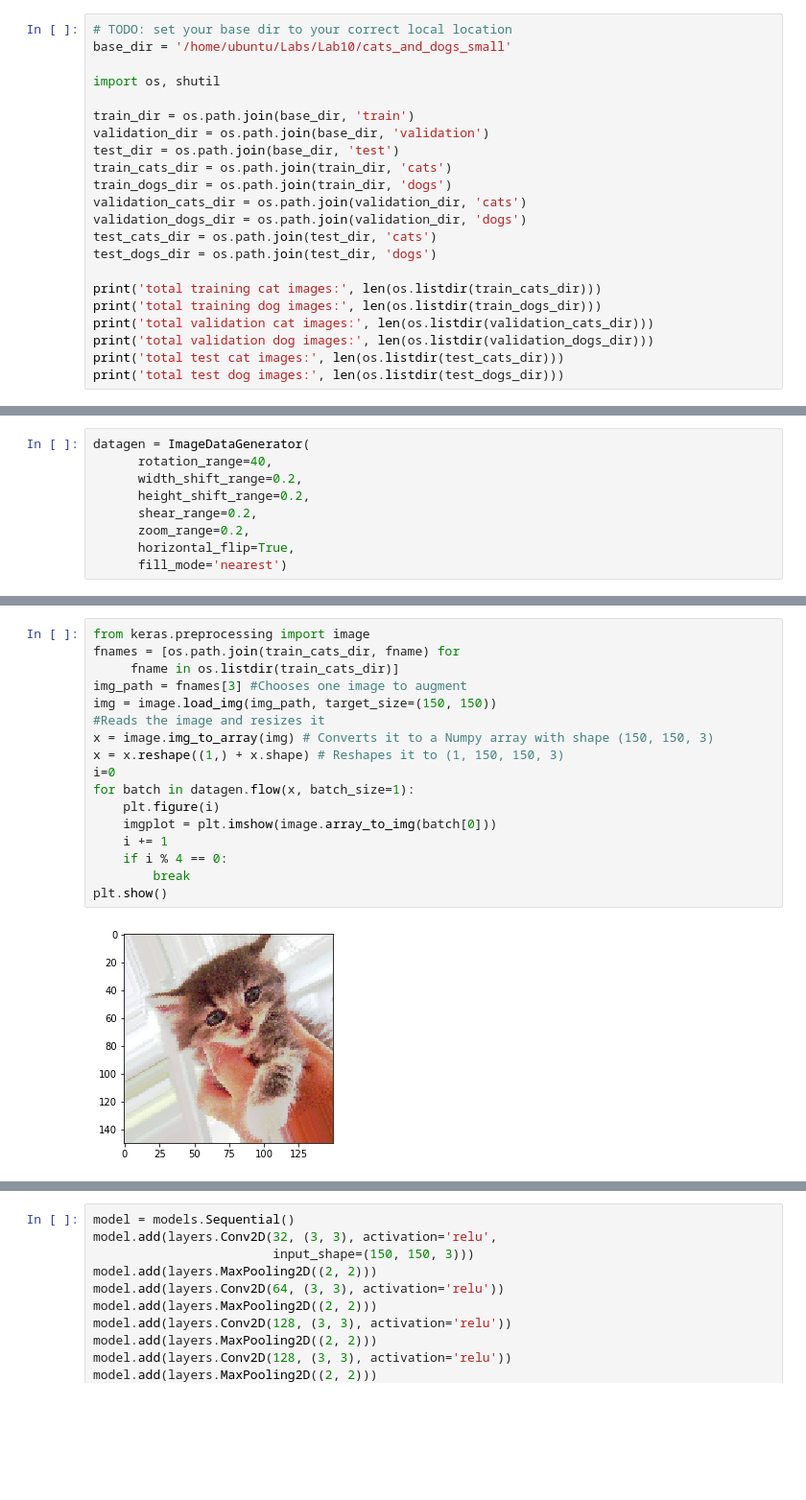
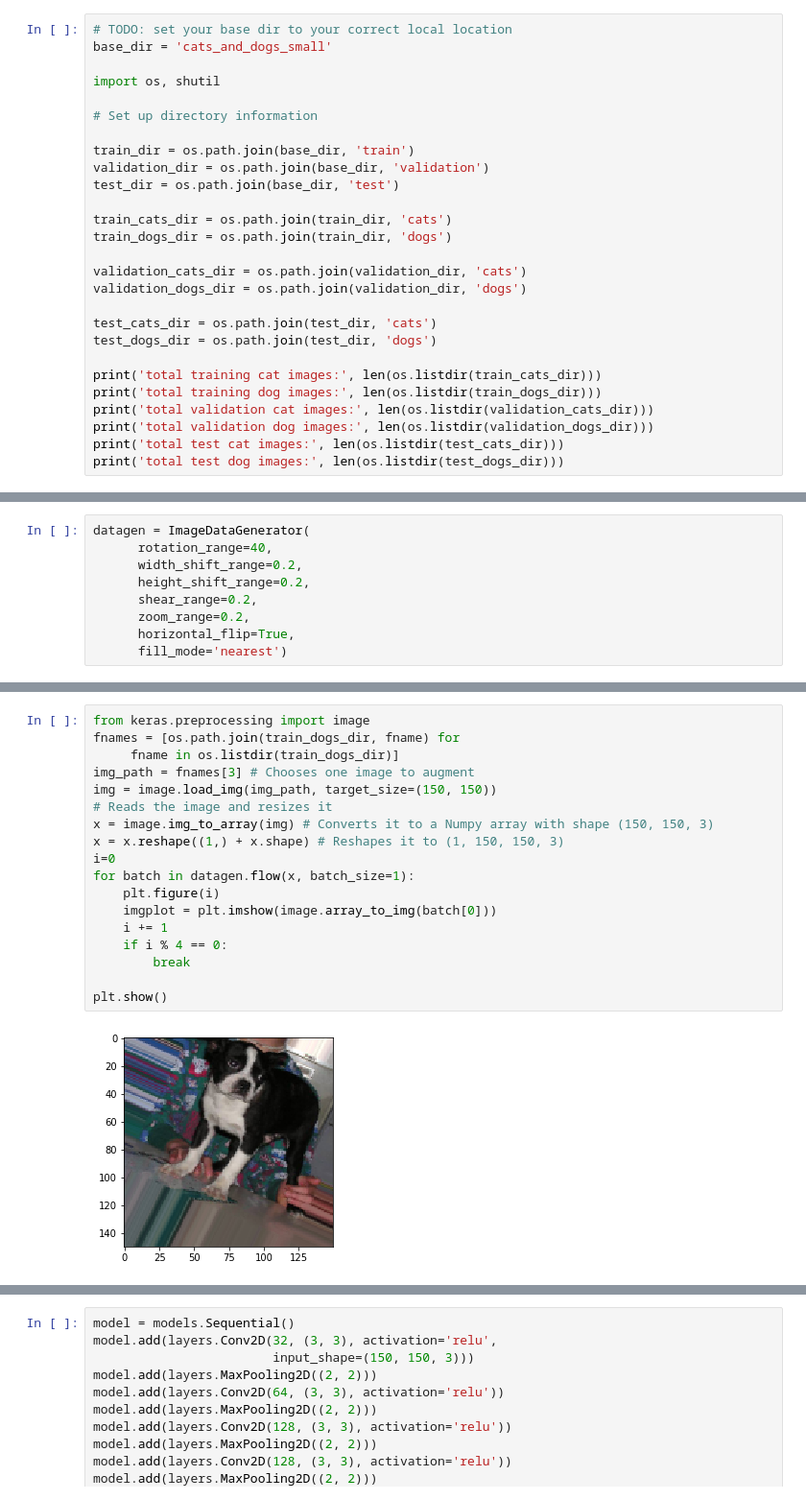
Before and after one commit to pavlosprotopapas/dswcc_fall_2018, a Jupyter notebook: labs/Lab5/Lab5_solutions.ipynb, the cells around one changed output, grey strips where cells are left out. Shown at 96% size. Saved outputs shown, nothing was run; the diff lists cells and outputs as text; blank space fills up the shorter version.

```diff
--- a/labs/Lab5/Lab5_solutions.ipynb
+++ b/labs/Lab5/Lab5_solutions.ipynb
@@ -210,17 +229,22 @@ The pictures are medium-resolution color JPEGs. Unsurprisingly, the dogs-versus-
 A new dataset containing three subsets has been created for you: a training set with 1,000 samples of each class, a validation set with 500 samples of each class, and a test set with 500 samples of each class.
 # %%
 # TODO: set your base dir to your correct local location
-base_dir = '/home/ubuntu/Labs/Lab10/cats_and_dogs_small'
+base_dir = 'cats_and_dogs_small'
 
 import os, shutil
+
+# Set up directory information
 
 train_dir = os.path.join(base_dir, 'train')
 validation_dir = os.path.join(base_dir, 'validation')
 test_dir = os.path.join(base_dir, 'test')
+
 train_cats_dir = os.path.join(train_dir, 'cats')
 train_dogs_dir = os.path.join(train_dir, 'dogs')
+
 validation_cats_dir = os.path.join(validation_dir, 'cats')
 validation_dogs_dir = os.path.join(validation_dir, 'dogs')
+
 test_cats_dir = os.path.join(test_dir, 'cats')
 test_dogs_dir = os.path.join(test_dir, 'dogs')
 
@@ -413,20 +438,21 @@ These are just a few of the options available (for more, see the Keras documenta
 appear after a rotation or a width/height shift. Let’s look at the augmented images
 # %%
 from keras.preprocessing import image
-fnames = [os.path.join(train_cats_dir, fname) for
-     fname in os.listdir(train_cats_dir)]
-img_path = fnames[3] #Chooses one image to augment
+fnames = [os.path.join(train_dogs_dir, fname) for
+     fname in os.listdir(train_dogs_dir)]
+img_path = fnames[3] # Chooses one image to augment
 img = image.load_img(img_path, target_size=(150, 150))
-#Reads the image and resizes it
+# Reads the image and resizes it
 x = image.img_to_array(img) # Converts it to a Numpy array with shape (150, 150, 3)
 x = x.reshape((1,) + x.shape) # Reshapes it to (1, 150, 150, 3)
 i=0
 for batch in datagen.flow(x, batch_size=1):
     plt.figure(i)
     imgplot = plt.imshow(image.array_to_img(batch[0]))
     i += 1
     if i % 4 == 0:
         break
+
 plt.show()
 # %% [output]
-[figure, old version]
+[figure, new version]
```
Also changed, not shown: parts of 33 cells of this notebook, 2 other files.
